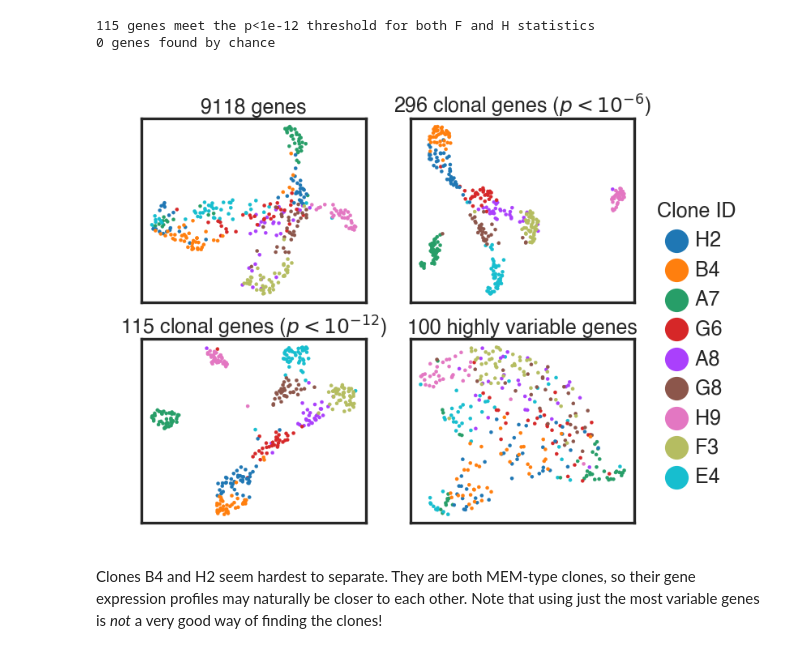
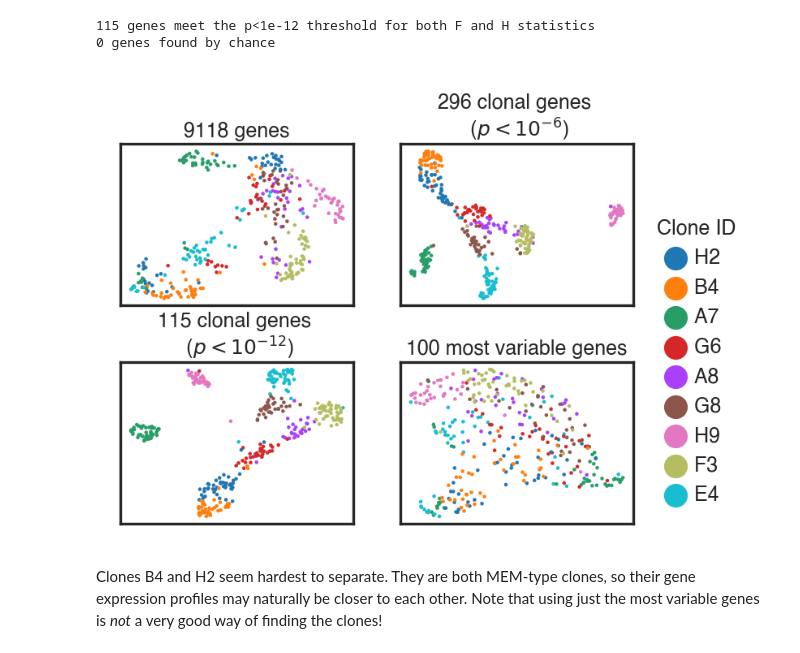
Before and after one commit to MartyWeissman/ClonalOmics, a Jupyter notebook: Figure 1/Figure 1. Clonality and gene expression.ipynb, the cells around one changed output. Drawn from its saved outputs; the diff is of its cells as text; code cells hidden in the pictures.

```diff
--- a/Figure 1/Figure 1. Clonality and gene expression.ipynb
+++ b/Figure 1/Figure 1. Clonality and gene expression.ipynb
@@ -525,9 +525,9 @@ print('{} genes found by chance'.format(len(genes_sig12_shuff)))
 sns.set_style("white")
 
 tranches = {'genes': genes,
-           'clonal genes ($p<10^{-6}$)' : genes_sig6,
-           'clonal genes ($p<10^{-12}$)' : genes_sig12,
-           'highly variable genes' : genes_DM}
+           'clonal genes \n ($p<10^{-6}$)' : genes_sig6,
+           'clonal genes \n ($p<10^{-12}$)' : genes_sig12,
+           'most variable genes' : genes_DM}
 
 no_cuts = len(tranches)
 
@@ -535,7 +535,8 @@ n_components = 10
 n_neighbors = 30
 min_dist = 0.2
 
-fig, ax = plt.subplots(2,2,figsize=(70*mm,50*mm), dpi=300)
+figsize = (70*mm, 50*mm)
+fig, ax = plt.subplots(2,2,figsize=figsize, dpi=300, gridspec_kw={'hspace':0.35})
 setfontsize()
 
 j = 0
@@ -551,35 +552,35 @@ for tranch in tranches:
     hue_order = [' ' + clone for clone in clones]
 
     #sns.set(rc={'figure.figsize':(7,7)})
     if j != 1:
         sns.scatterplot(x='UMAP x', y='UMAP y', hue='Clone', hue_order = hue_order, data = cl_df,
                         s=1, edgecolor=None,
                         legend = None, ax=ax[j//2,j%2])
     else:
         g = sns.scatterplot(x='UMAP x', y='UMAP y', hue='Clone', hue_order = hue_order, data = cl_df,
                             s=1, edgecolor=None, ax=ax[j//2,j%2])
         #g.legend().get_frame().set_linewidth(0.0)
         g.legend(loc='upper left', bbox_to_anchor=(1.02, 0.65), ncol=1, title='Clone ID',
                  framealpha=0.0)
 
 
     ax[j//2,j%2].set_title("{} {}".format(len(genelist), tranch),y=0.92)
     #if j > 0:
     #    ax[j].yaxis.label.set_visible(False)
     ax[j//2,j%2].get_xaxis().set_visible(False)
     ax[j//2,j%2].get_yaxis().set_visible(False)
     j += 1
 
 #plt.suptitle("UMAP clustering on {} PCs. \n "
 #             "(neighbors = {}, min dist = {}, cos metric)".format(n_components, n_neighbors, min_dist),
 #            y=1.05)
 
-set_size(fig, (70*mm, 50*mm))
+set_size(fig, figsize)
 plt.savefig("Panels/UMAPs.pdf", bbox_inches='tight')
 
 plt.show()
 # %% [output]
-[figure, old version]
+[figure, new version]
 # %% [markdown]
 Clones B4 and H2 seem hardest to separate.  They are both MEM-type clones, so their gene expression profiles may naturally be closer to each other.  Note that using just the most variable genes is *not* a very good way of finding the clones!
 # %% [markdown]
```
Also changed, not shown: parts of 10 cells of this notebook, 14 other files.
